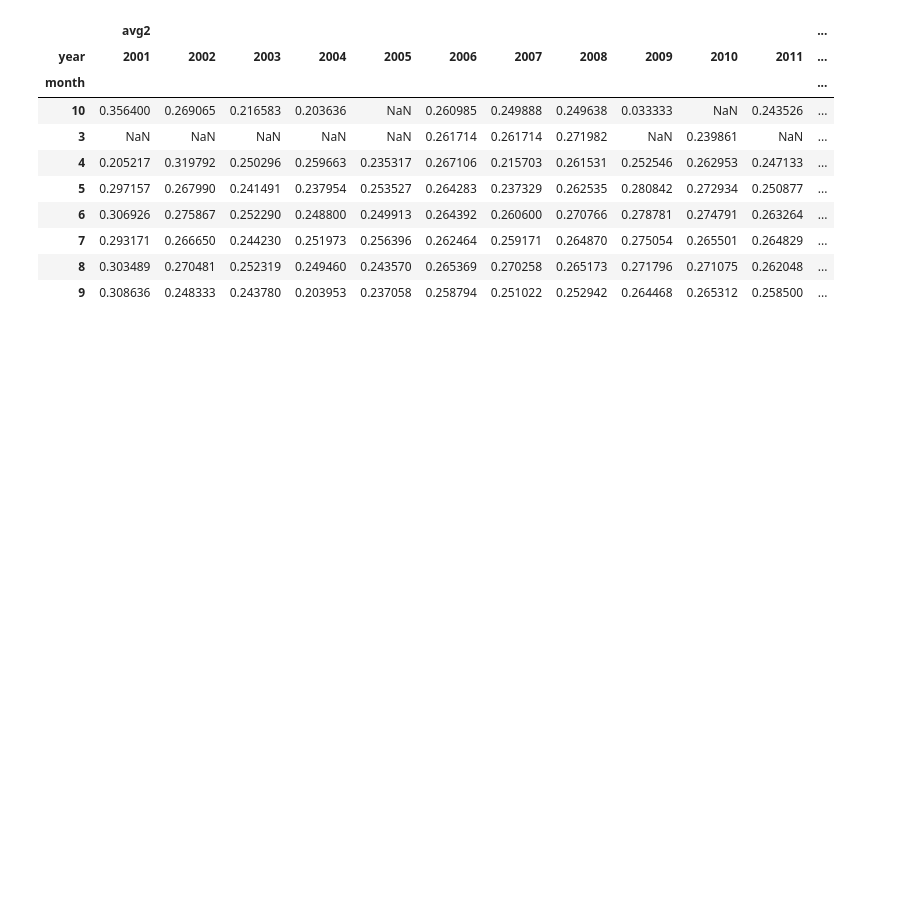
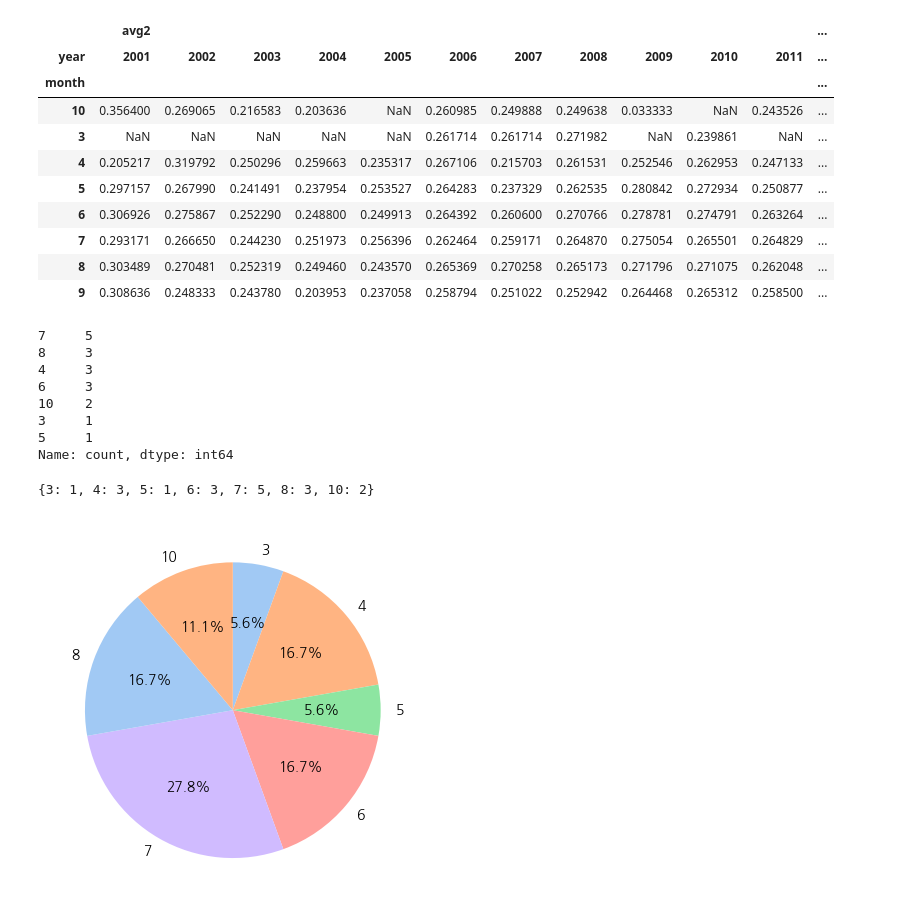
Before and after one commit to dlsdud9098/kbo_ops_predict, a Jupyter notebook: temp/day_by_day_1.ipynb, the cells around one changed output. Saved outputs shown, nothing was run; the diff lists cells and outputs as text; code cells hidden in the pictures; blank space fills up the shorter version.

```diff
--- a/temp/day_by_day_1.ipynb
+++ b/temp/day_by_day_1.ipynb
@@ -25,6 +25,7 @@ matplotlib.rcParams['font.family'] = font_prop
 
 # 전역 팔레트 설정 (예: 'Set2' 팔레트 사용)
 sns.set_palette('Set2')
+sns_color = sns.color_palette('pastel')[0:5]
 # %%
 # 데이터 불러오기
 regular_season_day = pd.read_csv('../datas/Regular_Season_Batter_Day_by_Day_b4.csv')
@@ -52,7 +53,13 @@ regular_season_day['day'] = regular_season_day['date'].apply(lambda x: str(x).sp
 # %%
 # 연도, 월별 타율 평균을 계산
 month_avg = regular_season_day.groupby(['year', 'month'])['avg2'].mean().reset_index()
-month_avg.pivot_table(index=['month'], columns=['year'], values=['avg2'])
+month_avg_pivot = month_avg.pivot_table(index=['month'], columns=['year'], values=['avg2'])
+display(month_avg_pivot)
+
+'''
+3월달과 10월달에만 결측치가 있는데, 이것은 3월에 시즌이 시작되고 10월쯤 시즌이 끝나기 때문에 있는 것 같다.
+각 연도마다 시작과 끝 일정이 다르기 때문에 나타났다.
+''';
 # %% [output]
 |  | avg2 |  |  |  |  |  |  |  |  |  |  | ... |
 | year | 2001 | 2002 | 2003 | 2004 | 2005 | 2006 | 2007 | 2008 | 2009 | 2010 | 2011 | ... |
@@ -65,3 +72,44 @@ month_avg.pivot_table(index=['month'], columns=['year'], values=['avg2'])
 | 7 | 0.293171 | 0.266650 | 0.244230 | 0.251973 | 0.256396 | 0.262464 | 0.259171 | 0.264870 | 0.275054 | 0.265501 | 0.264829 | ... |
 | 8 | 0.303489 | 0.270481 | 0.252319 | 0.249460 | 0.243570 | 0.265369 | 0.270258 | 0.265173 | 0.271796 | 0.271075 | 0.262048 | ... |
 | 9 | 0.308636 | 0.248333 | 0.243780 | 0.203953 | 0.237058 | 0.258794 | 0.251022 | 0.252942 | 0.264468 | 0.265312 | 0.258500 | ... |
+# %%
+# 시각화 해보기
+
+'''
+가장 높은 타율을 기록한 횟수가 가장 많은 달을 구해보려고 한다.
+
+파이차트로 그려보려고 한다.
+'''
+
+# 각 연도별 타율이 가장 높은 달 추출
+best_avg_month = month_avg_pivot.idxmax().value_counts()
+print(best_avg_month)
+
+# key값 int로 변경
+best_avg_month = {int(key): value for key, value in best_avg_month.to_dict().items()}
+
+# 정렬
+best_avg_month = dict(sorted(best_avg_month.items()))
+display(best_avg_month)
+
+best_avg_month_label = best_avg_month.keys()
+best_avg_month_value = best_avg_month.values()
+
+# 파이 그래프 그리기
+'''
+startangle: 시작 기점(90 = 12시 방향)
+counterclock: 어느 방향으로 데이터가 나열될 것인가(False = 시계 방향)
+'''
+plt.pie(best_avg_month_value, labels=best_avg_month_label, autopct='%.1f%%', startangle=90, colors=sns_color, counterclock=False)
+plt.show()
+# %% [output]
+7     5
+8     3
+4     3
+6     3
+10    2
+3     1
+5     1
+Name: count, dtype: int64
+{3: 1, 4: 3, 5: 1, 6: 3, 7: 5, 8: 3, 10: 2}
+[figure, added]
```
Also changed, not shown: parts of 2 cells of this notebook.
